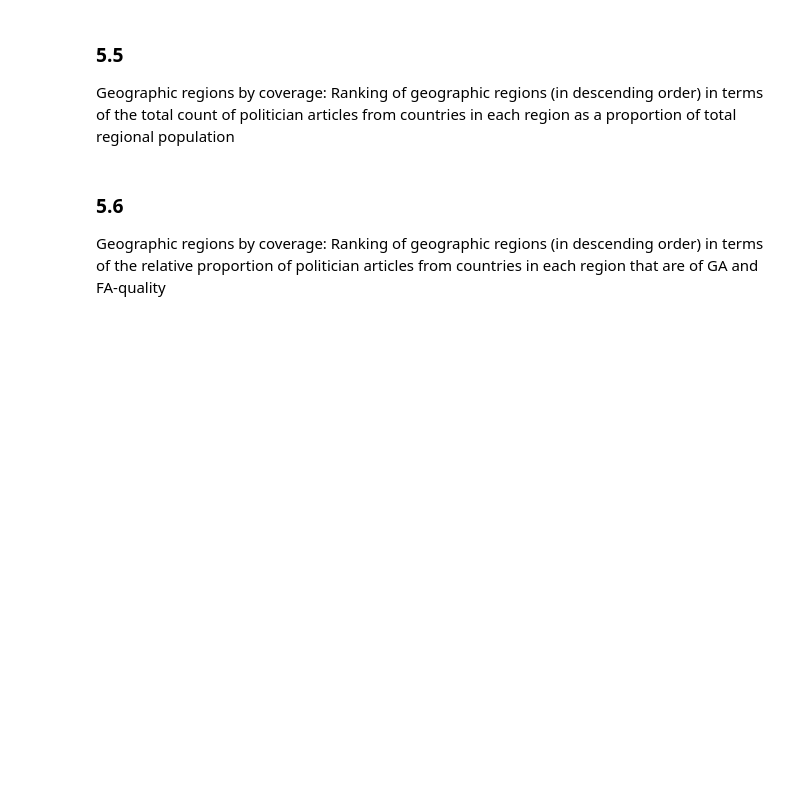
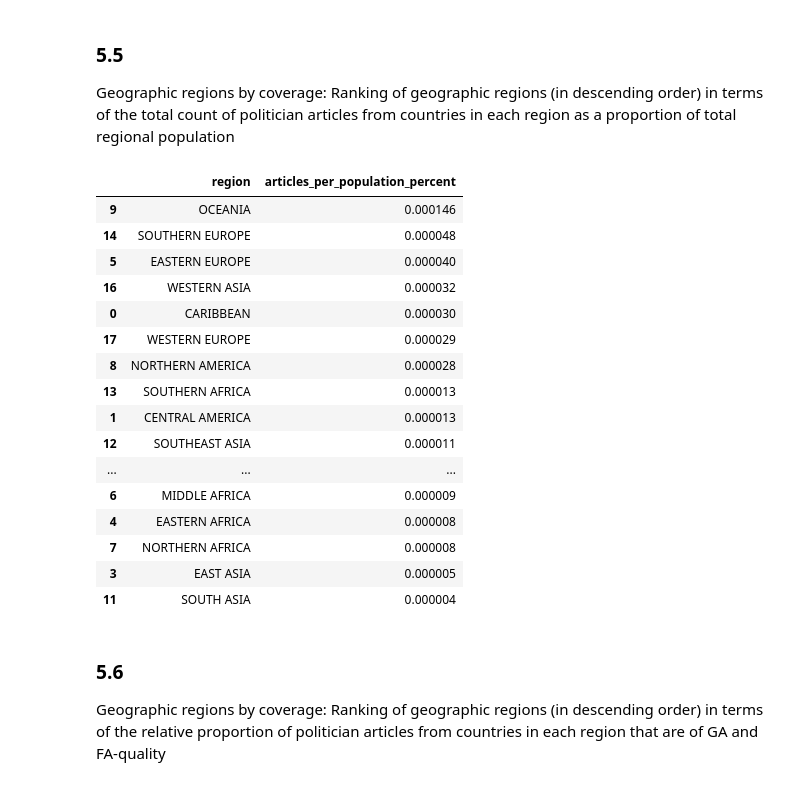
Before and after one commit to sharma-apoorv/data-512-a2, a Jupyter notebook: src/A2_Bias_In_Data.ipynb, the cells around one changed output. Cells and saved outputs as stored; diff of their text form; code cells hidden in the pictures; blank space fills up the shorter version.

Commit message:
Added results steps

```diff
--- a/src/A2_Bias_In_Data.ipynb
+++ b/src/A2_Bias_In_Data.ipynb
@@ -325,0 +383,11 @@ df_analysis.head(5)
+# %%
+# Add population to the pivot table
+df_analysis_region = pd.merge(left=df_analysis_region,
+                       right=wp_wpds_politicians_by_region_df.groupby(['region'])['region_population'].mean(),
+                       left_on='region',
+                       right_index=True)
+# %%
+df_analysis_region['num_articles'] = df_analysis_region['FA'] + df_analysis_region['GA'] + df_analysis_region['B'] + df_analysis_region['C'] + df_analysis_region['Stub'] + df_analysis_region['Start']
+df_analysis_region['num_high_quality_articles'] = df_analysis_region['FA'] + df_analysis_region['GA']
+df_analysis_region['articles_per_population_percent'] = (df_analysis_region['num_high_quality_articles'] / df_analysis_region['region_population']) * 100
+df_analysis_region['high_quality_articles_percent'] = (df_analysis_region['num_high_quality_articles'] / df_analysis_region['num_articles']) * 100
@@ -326,9 +398,9 @@ df_analysis.head(5)
 # %% [markdown]
 ## 5. Results
-# %%
-def show_results(df, _by, _ascending=True, n=10):
-    cols = ['country'] + _by
-    return df.sort_values(by=_by, ascending=_ascending).head(n)[cols]
+# %%
+def show_results(df, _by, _ascending=True, n=10, pre_cols=['country']):
+    cols = pre_cols + _by
+    return df.sort_values(by=_by, ascending=_ascending).head(n)[cols]
 # %% [markdown]
 ### 5.1
 Top 10 countries by coverage: 10 highest-ranked countries in terms of number of politician articles as a proportion of country population
@@ -348,6 +473,26 @@ Bottom 10 countries by relative quality: 10 lowest-ranked countries in terms of
 # %% [markdown]
 ### 5.5
 Geographic regions by coverage: Ranking of geographic regions (in descending order) in terms of the total count of politician articles from countries in each region as a proportion of total regional population
+# %%
+show_results(df_analysis_region, _by=['articles_per_population_percent'], _ascending=False, pre_cols=['region'], n=len(df_analysis_region))
+# %% [output]
+|  | region | articles_per_population_percent |
+| 9 | OCEANIA | 0.000146 |
+| 14 | SOUTHERN EUROPE | 0.000048 |
+| 5 | EASTERN EUROPE | 0.000040 |
+| 16 | WESTERN ASIA | 0.000032 |
+| 0 | CARIBBEAN | 0.000030 |
+| 17 | WESTERN EUROPE | 0.000029 |
+| 8 | NORTHERN AMERICA | 0.000028 |
+| 13 | SOUTHERN AFRICA | 0.000013 |
+| 1 | CENTRAL AMERICA | 0.000013 |
+| 12 | SOUTHEAST ASIA | 0.000011 |
+| ... | ... | ... |
+| 6 | MIDDLE AFRICA | 0.000009 |
+| 4 | EASTERN AFRICA | 0.000008 |
+| 7 | NORTHERN AFRICA | 0.000008 |
+| 3 | EAST ASIA | 0.000005 |
+| 11 | SOUTH ASIA | 0.000004 |
 # %% [markdown]
 ### 5.6
 Geographic regions by coverage: Ranking of geographic regions (in descending order) in terms of the relative proportion of politician articles from countries in each region that are of GA and FA-quality
```
Also changed, not shown: parts of 30 cells of this notebook, 2 other files.
